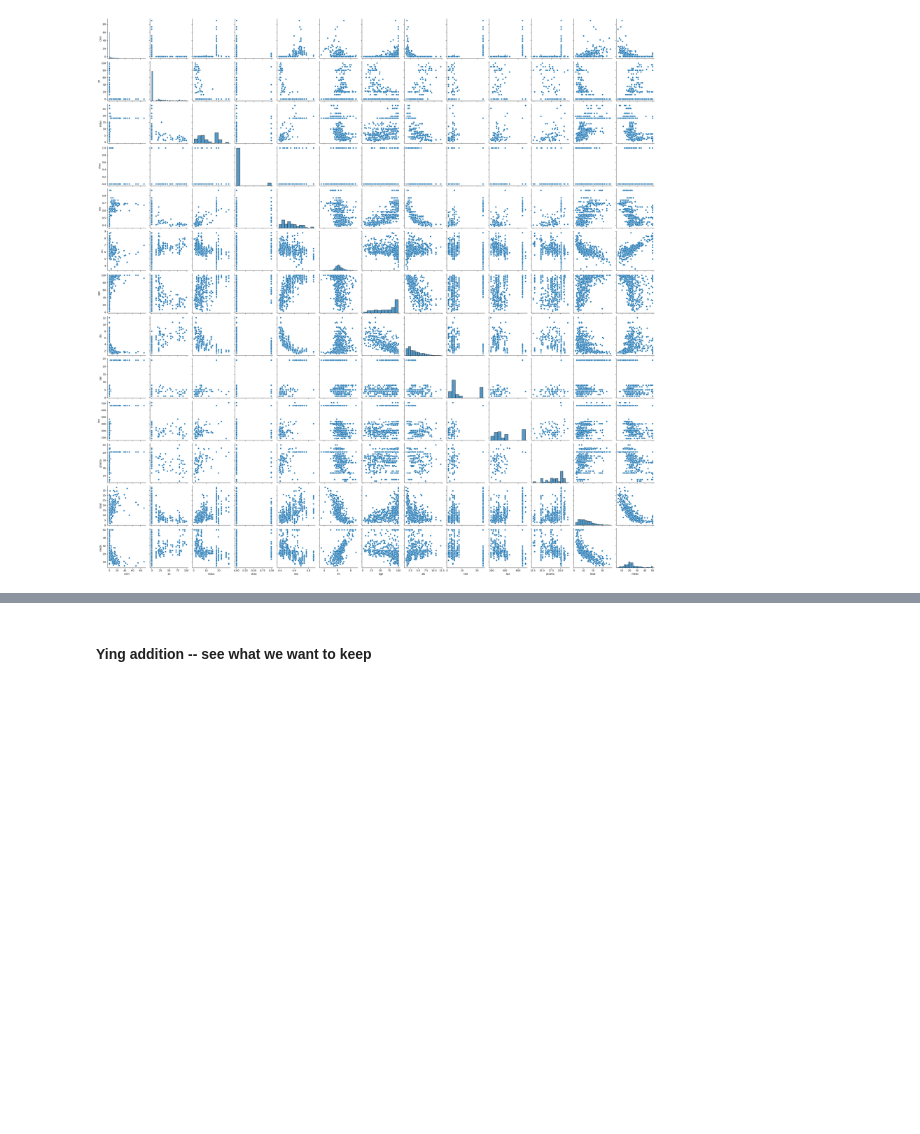
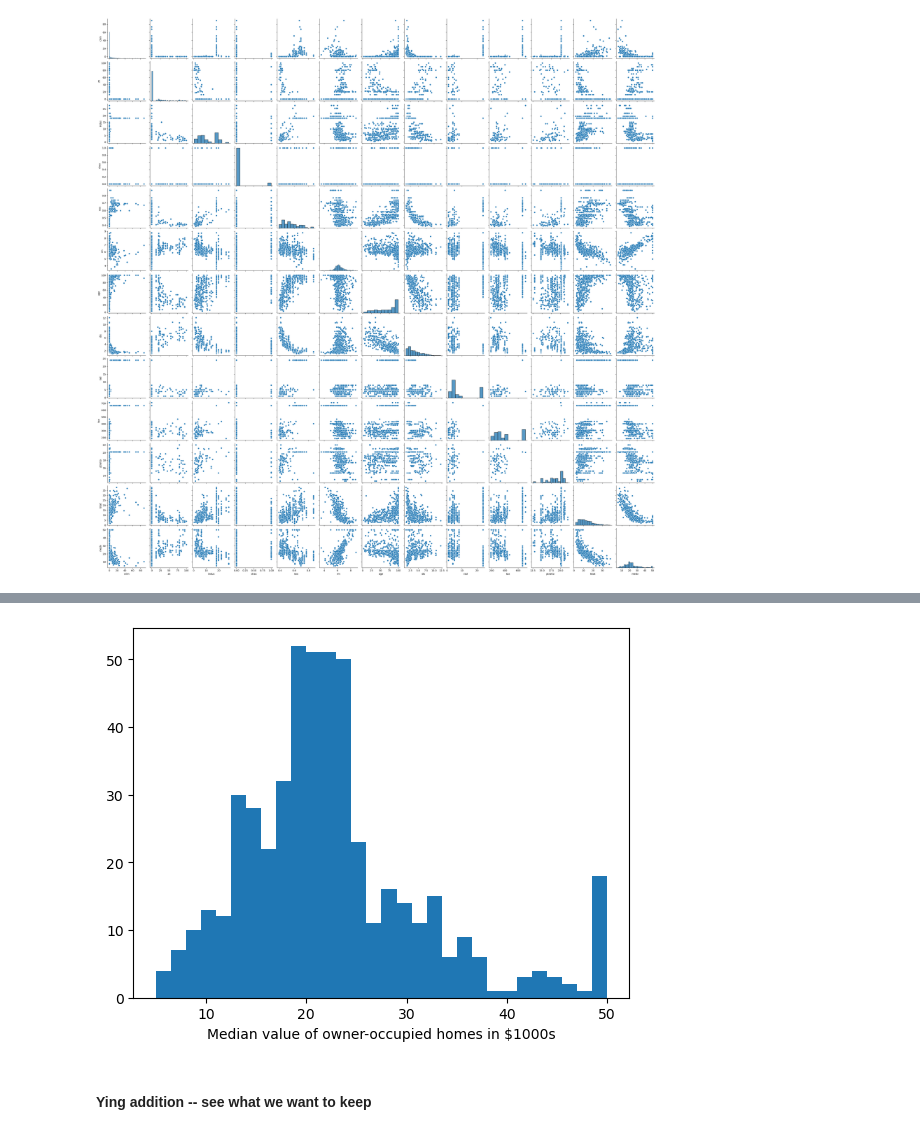
Before and after one commit to yzhao2433/LoanDelinquencyProject, a Jupyter notebook: HW1.ipynb, the cells around one changed output, grey strips where cells are left out. Saved outputs shown, nothing was run; the diff lists cells and outputs as text; code cells hidden in the pictures; blank space fills up the shorter version.

```diff
--- a/HW1.ipynb
+++ b/HW1.ipynb
@@ -121,3 +135,9 @@ sns.pairplot(df)
+# %%
+plt.hist(df["medv"], bins=30)
+plt.xlabel("Median value of owner-occupied homes in $1000s")
+plt.show()
+# %% [output]
+[figure, added]
 # %% [markdown]
 #### Ying addition -- see what we want to keep
 # %% [markdown]
```
Also changed, not shown: parts of 26 cells of this notebook.
